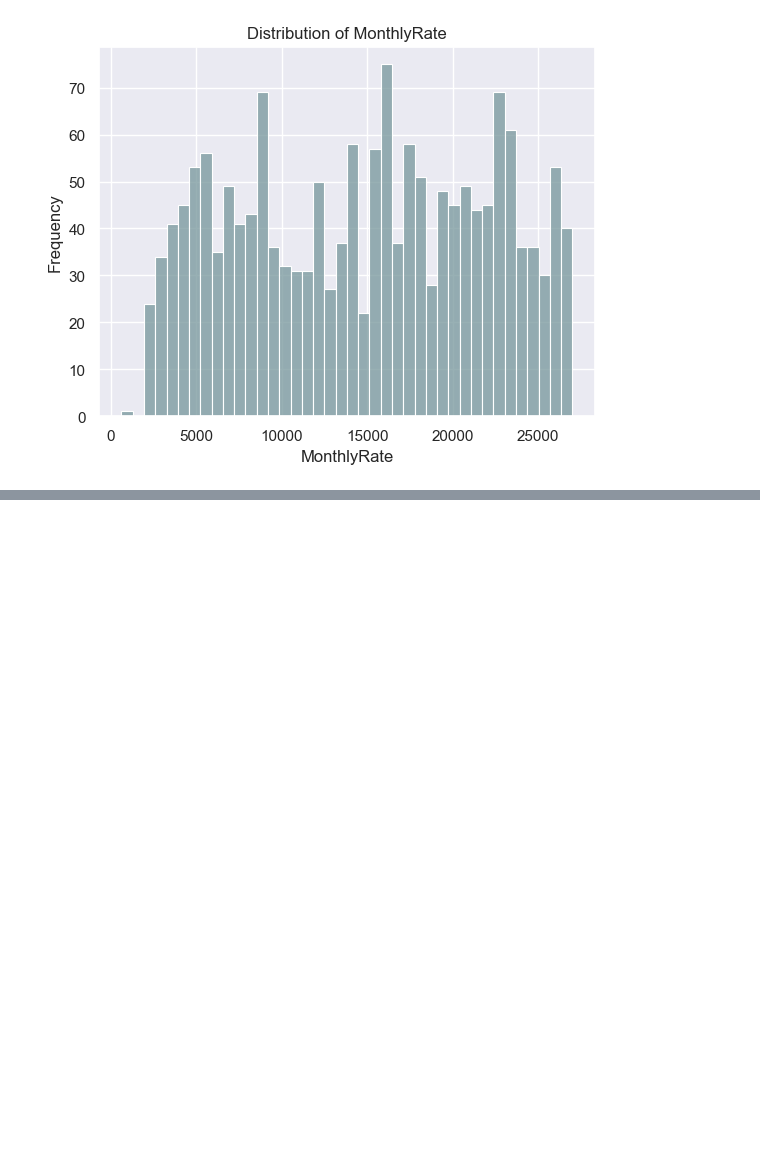
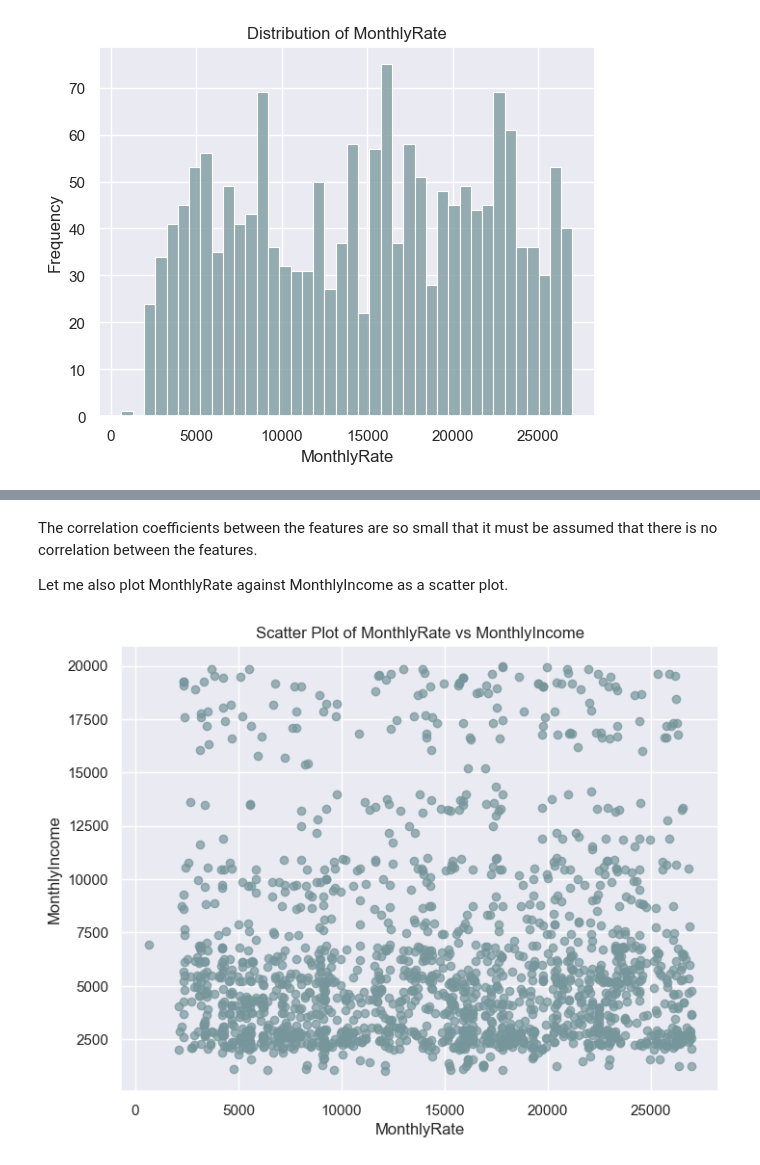
Before and after one commit to scheinmensch/Employee-Attrition, a Jupyter notebook: EDA.ipynb, the cells around one changed output, grey strips where cells are left out. Saved outputs shown, nothing was run; the diff lists cells and outputs as text; code cells hidden in the pictures; blank space fills up the shorter version.

```diff
--- a/EDA.ipynb
+++ b/EDA.ipynb
@@ -476,0 +513,14 @@ plt.show()
+# %% [markdown]
+The correlation coefficients between the features are so small that it must be assumed that there is no correlation between the features.
+
+Let me also plot MonthlyRate against MonthlyIncome as a scatter plot.
+# %%
+plt.figure(figsize=(8, 6))
+plt.scatter(temp['MonthlyRate'], temp['MonthlyIncome'], color='#76969b', alpha=0.7)
+plt.title('Scatter Plot of MonthlyRate vs MonthlyIncome')
+plt.xlabel('MonthlyRate')
+plt.ylabel('MonthlyIncome')
+plt.grid(True)
+plt.show()
+# %% [output]
+[figure, added]
```
Also changed, not shown: parts of 46 cells of this notebook.
